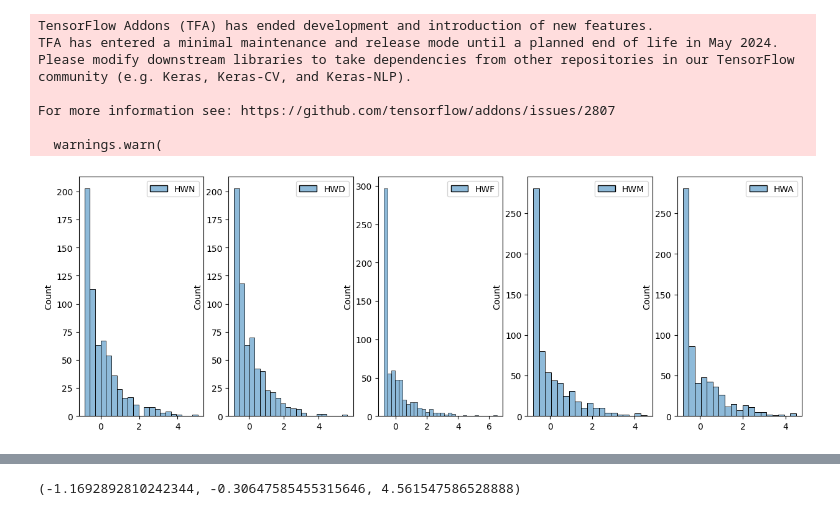
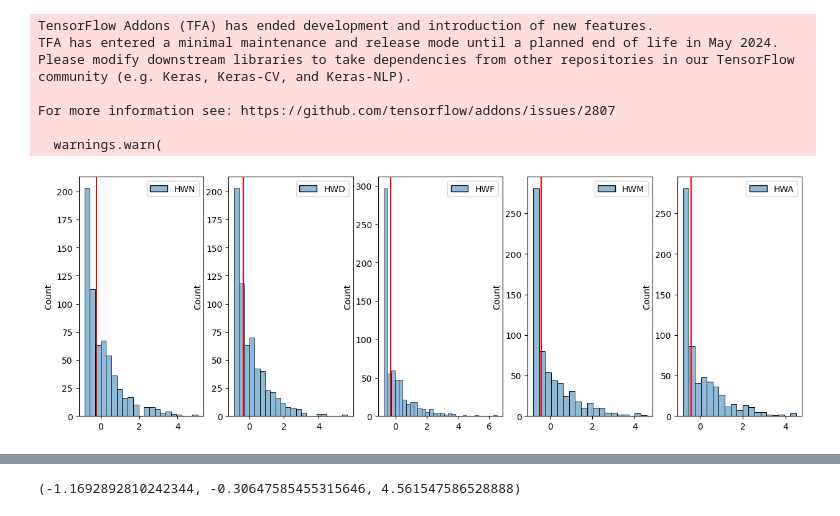
Before and after one commit to martinpavez/data, a Jupyter notebook: hw_extra/notebooks_prediction/imbalanced_reg_test.ipynb, the cells around one changed output, grey strips where cells are left out. Drawn from its saved outputs; the diff is of its cells as text; code cells hidden in the pictures.

```diff
--- a/hw_extra/notebooks_prediction/imbalanced_reg_test.ipynb
+++ b/hw_extra/notebooks_prediction/imbalanced_reg_test.ipynb
@@ -55,6 +55,12 @@ Please modify downstream libraries to take dependencies from other repositories
 For more information see: https://github.com/tensorflow/addons/issues/2807
 
   warnings.warn(
+# %%
+def read_hws(path, date_format='%Y-%m'):
+    data = pd.read_csv(path)
+    data["Date"] = pd.to_datetime(data["Date"],format=date_format)
+    data.set_index('Date', inplace=True)
+    return data
 # %%
 # Re-import necessary libraries after kernel reset
 import numpy as np
@@ -133,14 +167,15 @@ def compute_sera(y_true, y_pred, relevance_fn, step=0.01):
 region = "chile"
 indices = ["HWN", "HWD", "HWF", "HWM", "HWA"]
 
-hws = pd.read_csv(f"data/local_data/monthly/HWs_chile_central.csv")
+hws = read_hws(f"data/local_data/monthly/HWs_chile_central.csv")
 # %%
 scaler = StandardScaler()
 hws[indices] = scaler.fit_transform(hws[indices])
 # %%
 indices = ["HWN", "HWD", "HWF", "HWM", "HWA"]
 fig, axs = plt.subplots(1, 5, figsize=(15,5))
 for i, index in enumerate(indices):
     sns.histplot(hws[[index]], ax=axs[i])
+    axs[i].axvline(np.median(hws[[index]]), color='red')
 # %% [output]
-[figure, old version]
+[figure, new version]
```
Also changed, not shown: parts of 26 cells of this notebook, 13 other files.
